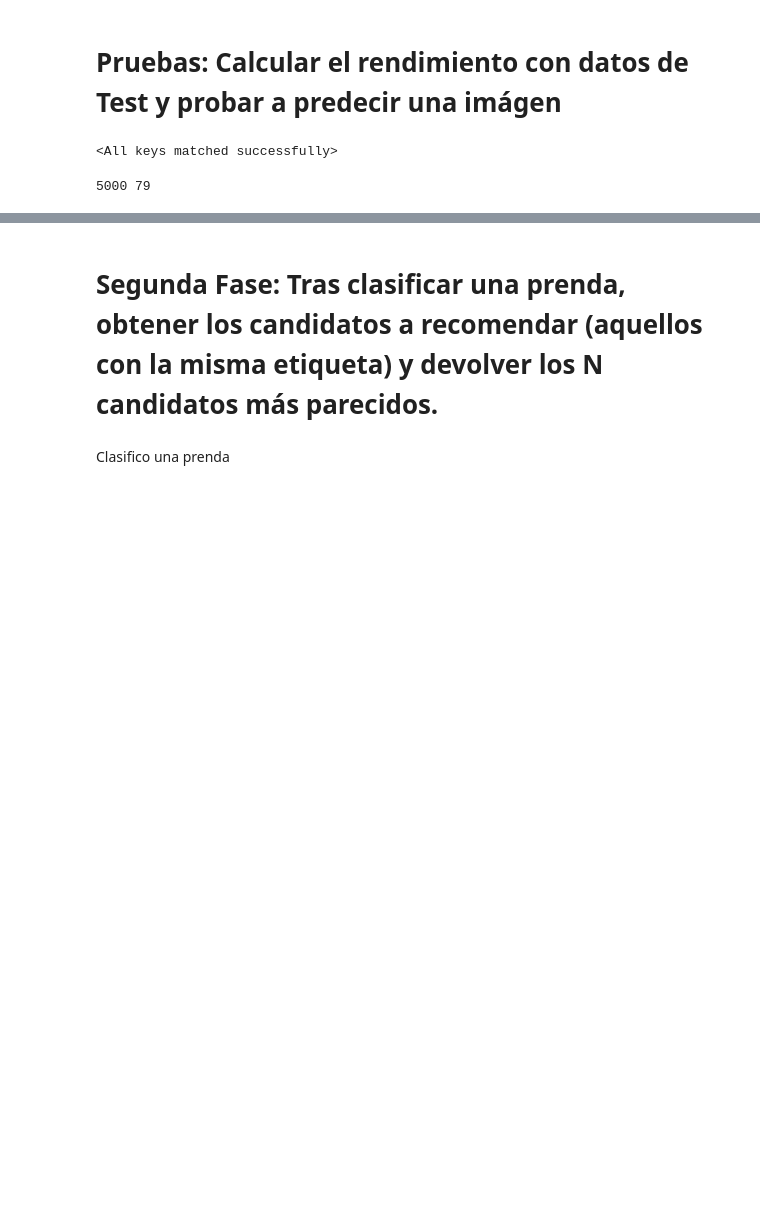
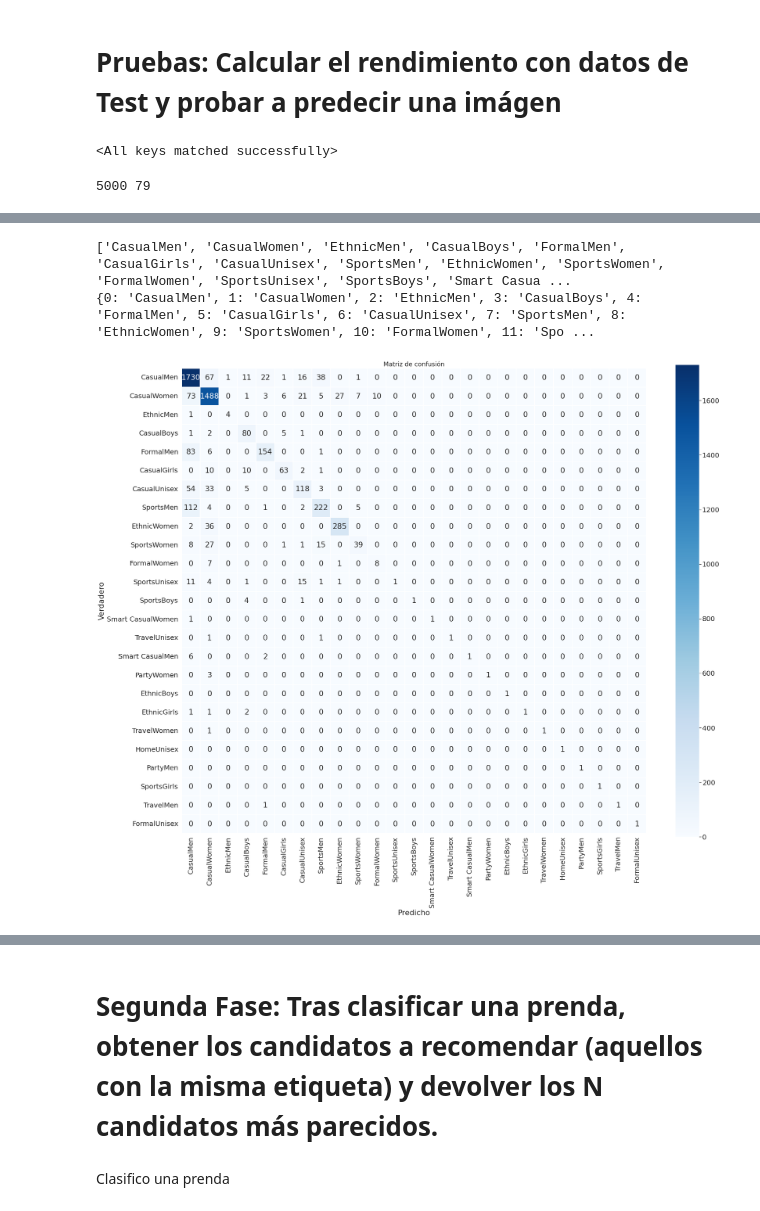
Before and after one commit to albertjcuac/fashionRecommenderSystem, a Jupyter notebook: fashioncnn.ipynb, the cells around one changed output, grey strips where cells are left out. Saved outputs shown, nothing was run; the diff lists cells and outputs as text; code cells hidden in the pictures; blank space fills up the shorter version.

```diff
--- a/fashioncnn.ipynb
+++ b/fashioncnn.ipynb
@@ -352,0 +353,41 @@ loss tensor(0.4606)
+# %%
+print(targets)
+print(classDic)
+# %% [output]
+['CasualMen', 'CasualWomen', 'EthnicMen', 'CasualBoys', 'FormalMen', 'CasualGirls', 'CasualUnisex', 'SportsMen', 'EthnicWomen', 'SportsWomen', 'FormalWomen', 'SportsUnisex', 'SportsBoys', 'Smart Casua ...
+{0: 'CasualMen', 1: 'CasualWomen', 2: 'EthnicMen', 3: 'CasualBoys', 4: 'FormalMen', 5: 'CasualGirls', 6: 'CasualUnisex', 7: 'SportsMen', 8: 'EthnicWomen', 9: 'SportsWomen', 10: 'FormalWomen', 11: 'Spo ...
+# %%
+from sklearn.metrics import confusion_matrix
+
+
+# Crear listas de etiquetas verdaderas y predichas
+all_labels = list(range(len(targets)))
+predicted_labels = []
+true_labels = []
+for data, target in test_loader:
+    images = data
+    labels = target
+    outputs = new_model(images)
+    _, predicted = torch.max(outputs.data, 1)
+    predicted_labels.extend(predicted.tolist())
+    true_labels.extend(labels.tolist())
+
+# Agregar las etiquetas faltantes a las listas correspondientes
+missing_labels = list(set(all_labels) - set(predicted_labels))
+predicted_labels += missing_labels
+true_labels += missing_labels
+
+# Calcular la matriz de confusión
+cm = confusion_matrix(true_labels, predicted_labels)
+
+# Imprimir la matriz de confusión
+df_cm = pd.DataFrame(cm, index=targets, columns=targets)
+plt.figure(figsize=(30, 25))
+sn.set(font_scale=1.8)
+sn.heatmap(df_cm, annot=True, cmap="Blues", fmt='g', linewidths=1.5, square=True)
+plt.xlabel('Predicho')
+plt.ylabel('Verdadero')
+plt.title('Matriz de confusión', fontsize=18)
+plt.show()
+# %% [output]
+[figure, added]
```
Also changed, not shown: parts of 68 cells of this notebook.
